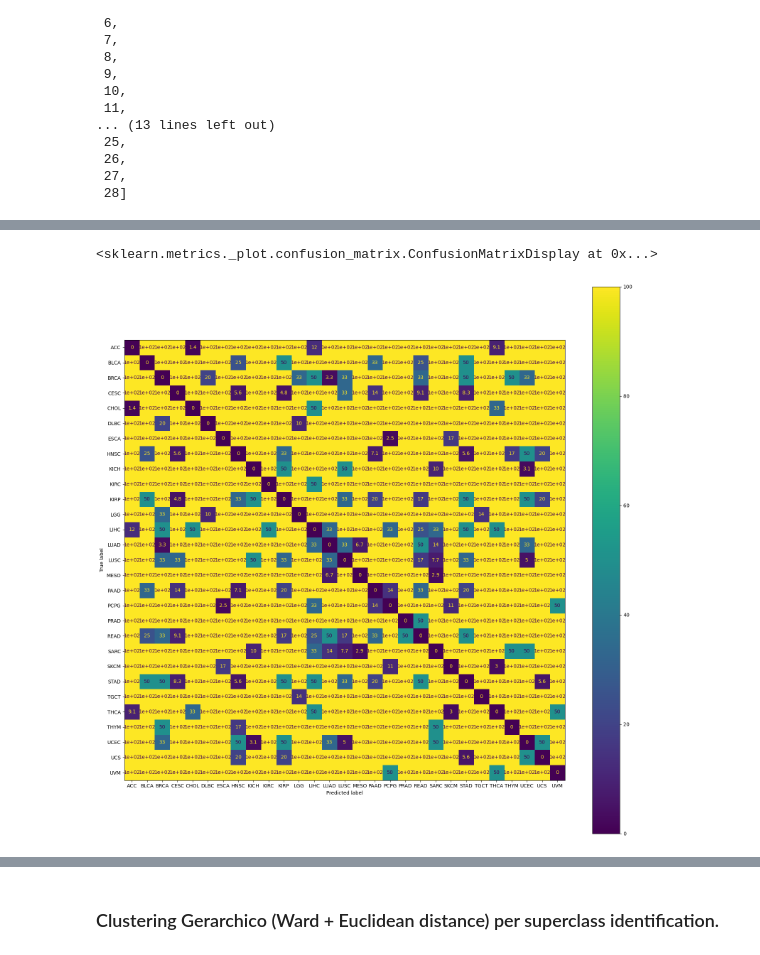
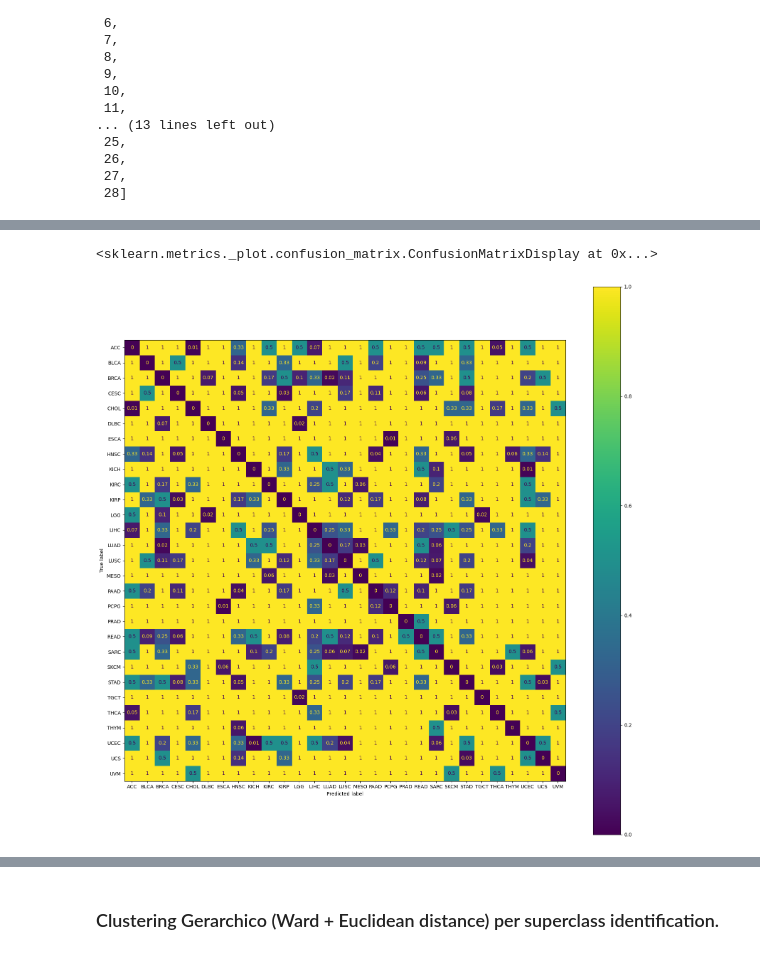
Before and after one commit to CarachinoAlessio/cancer_miRNA_classification_with_spiking_neural_network, a Jupyter notebook: representation2.ipynb, the cells around one changed output, grey strips where cells are left out. Saved outputs shown, nothing was run; the diff lists cells and outputs as text; code cells hidden in the pictures.

Commit message:
Tested new distance matrix for clustering, new superclasses, 88% accuracy reached
Co-authored-by: Francesco Di Gangi <FDG2801@users.noreply.github.com>

```diff
--- a/representation2.ipynb
+++ b/representation2.ipynb
@@ -268,0 +269,18 @@ cmp.plot(ax=ax)
+# %%
+#Looking at the confusion matrix, for every class (row), list the classes that have a value higher than 0.01 (1%) exept for the diagonal.
+
+x = []
+for i in range(len(cm)):
+    y = []
+    for j in range(len(cm)):
+        if cm[i,j] > 0.01 and i != j:
+            y.append((labels[0][j], cm[i,j]*100))
+    x.append((labels[0][i], y))
+# %%
+#print x formatting the output vertically
+
+for i in range(len(x)):
+    print(x[i][0])
+    for j in range(len(x[i][1])):
+        print(x[i][1][j][0], x[i][1][j][1])
+    print("\n")
@@ -269,31 +305,33 @@ cmp.plot(ax=ax)
 # %%
 #Convert the confusion matrix into a metric matrix (superclass identification)
 metric_matrix = np.zeros((n_classes,n_classes))
 
 for i in range(n_classes):
     for j in range(n_classes):
         if i == j:
             metric_matrix[i,j] = 0 #cm[i,j]
         else:
-            metric_matrix[i,j] = 1/cm[i,j] if cm[i,j] != 0 else 100 #cm[i,j] + cm[j,i]
+            metric_matrix[i,j] = 1/(cm[i,j] + cm[j,i]) if cm[i,j] != 0 or cm[j,i] != 0 else 100 #1/cm[i,j] if cm[i,j] != 0 else 100 #cm[i,j] + cm[j,i]
 #make it simetric
-for i in range(n_classes):
-    for j in range(n_classes):
-        if i != j:
-            metric_matrix[i,j] = metric_matrix[j,i]
+#for i in range(n_classes):
+#    for j in range(n_classes):
+#        if i != j:
+#            metric_matrix[j,i] = metric_matrix[i,j]
+# normalize every element of the matrix in the range [0,1]
+metric_matrix = metric_matrix/np.max(metric_matrix)
 
 
 
 
 #Plotting the metric matrix
 cmp = ConfusionMatrixDisplay(metric_matrix, display_labels=labels[0])
 for i, j in itertools.product(range(metric_matrix.shape[0]), range(metric_matrix.shape[1])):
         metric_matrix[i,j] = format(metric_matrix[i, j], '.2f')
 fig, ax = plt.subplots(figsize=(20,20))
 cmp.plot(ax=ax)
 # %% [output]
 <sklearn.metrics._plot.confusion_matrix.ConfusionMatrixDisplay at 0x...>
-[figure, old version]
+[figure, new version]
 # %%
 #We know that i is the class to predict and j is the predicted class. So cm[i][j] is the miss-classification ratio
 import scipy.cluster.hierarchy as shc
```
Also changed, not shown: parts of 14 cells of this notebook, 12 other files.
